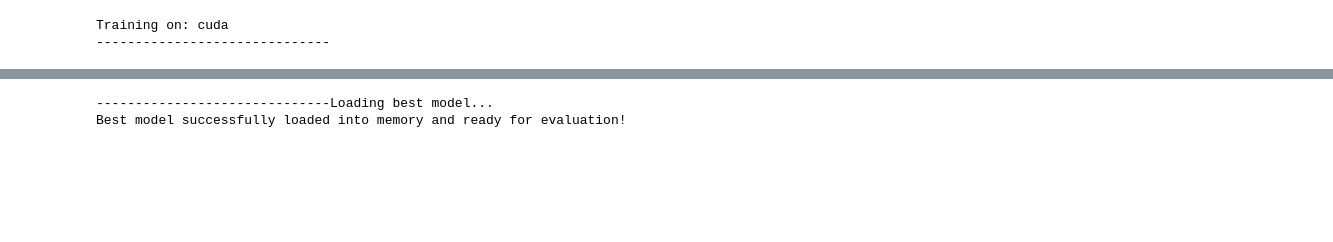
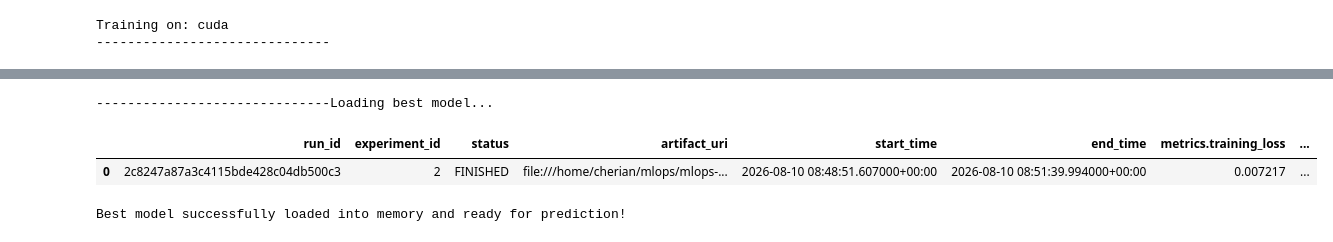
Before and after one commit to Cherian-kv/mlops-production-pipeline, a Jupyter notebook: notebooks/train_with_mlflow.ipynb, the cells around one changed output, grey strips where cells are left out. Saved outputs shown, nothing was run; the diff lists cells and outputs as text; code cells hidden in the pictures; blank space fills up the shorter version.

Commit message:
mlflow successfully integrated to the pipeline.

```diff
--- a/notebooks/train_with_mlflow.ipynb
+++ b/notebooks/train_with_mlflow.ipynb
@@ -554,11 +517,13 @@ import time
 # %%
 #config mlflow
-MODEL_REGISTRY = Path("../mlruns")
+MODEL_REGISTRY = Path("../mlruns").resolve()
 Path(MODEL_REGISTRY).mkdir(parents=True, exist_ok=True)
 #print(f"Model registry initialized at: {MODEL_REGISTRY.resolve()}")
 
+db_path = MODEL_REGISTRY / "mlflow.db"
+
 #setup local tracking uri
-MLFLOW_TRACKING_URI = f"file://{MODEL_REGISTRY.resolve()}"
+MLFLOW_TRACKING_URI = f"sqlite:///{db_path}"
 mlflow.set_tracking_uri(MLFLOW_TRACKING_URI)
 
 #verify mlflow tracking uri
@@ -736,22 +910,54 @@ Training Complete!
 # %%
-print("-" * 30 + "Loading best model...")
+# print("-" * 30 + "Initializing best model...")
+# # Initialize a fresh model using the exact same config parameters
+# best_model = FinetunnedLLM(
+#     llm=llm,
+#     dropout_p=train_loop_config["dropout_p"],
+#     embedding_dim=llm.config.hidden_size,
+#     num_classes=train_loop_config["num_classes"]
+# )
+# print("-" * 30 + "Loading best model...")
+# # Load the peak-performance weights from disk
+# best_model.load_state_dict(torch.load("best_model.pt", weights_only=True))
+# best_model = best_model.to(device)
 
-# Initialize a fresh model using the exact same config parameters
-best_model = FinetunnedLLM(
-    llm=llm,
-    dropout_p=train_loop_config["dropout_p"],
-    embedding_dim=llm.config.hidden_size,
-    num_classes=train_loop_config["num_classes"]
-)
-
-# Load the peak-performance weights from disk
-best_model.load_state_dict(torch.load("best_model.pt", weights_only=True))
-best_model = best_model.to(device)
-
-print("Best model successfully loaded into memory and ready for evaluation!")
+# print("Best model successfully loaded into memory and ready for evaluation!")
-# %% [output]
-------------------------------Loading best model...
-Best model successfully loaded into memory and ready for evaluation!
+# %%
+print("-" * 30 + "Loading best model...")
+def load_model_from_run(run_id: str, device: torch.device = torch.device("cpu")):
+
+    # Format the MLflow URI pointing to your artifact folder
+    model_uri = f"runs:/{run_id}/best_model"
+
+    # Reconstruct the full nn.Module with optimal weights loaded
+    model = mlflow.pytorch.load_model(model_uri)
+
+    # Move model to the desired device (CPU/CUDA) and set to eval mode
+    model = model.to(device)
+    model.eval()
+    print("Best model successfully loaded into memory and ready for prediction!")
+    return model
+# %% [output]
+------------------------------Loading best model...
+# %%
+# Sorted runs
+sorted_runs = mlflow.search_runs(experiment_names=[experiment_name], order_by=["metrics.val_loss ASC"])
+# sorted_runs = mlflow.search_runs(
+#     search_all_experiments=True,
+#     order_by=["metrics.val_loss ASC"]
+# )
+sorted_runs
+# %% [output]
+|  | run_id | experiment_id | status | artifact_uri | start_time | end_time | metrics.training_loss | ... |
+| 0 | 2c8247a87a3c4115bde428c04db500c3 | 2 | FINISHED | file:///home/cherian/mlops/mlops-... | 2026-08-10 08:48:51.607000+00:00 | 2026-08-10 08:51:39.994000+00:00 | 0.007217 | ... |
+# %%
+best_run_id = sorted_runs.iloc[0]["run_id"]
+
+# Load the PyTorch model
+device = "cuda" if torch.cuda.is_available() else "cpu"
+predictor = load_model_from_run(run_id=best_run_id, device=device)
+# %% [output]
+Best model successfully loaded into memory and ready for prediction!
 # %%
 HOLDOUT_LOC = "https://raw.githubusercontent.com/GokuMohandas/Made-With-ML/refs/heads/main/datasets/holdout.csv"
 test_df = pd.read_csv(HOLDOUT_LOC)
```
Also changed, not shown: parts of 32 cells of this notebook.
